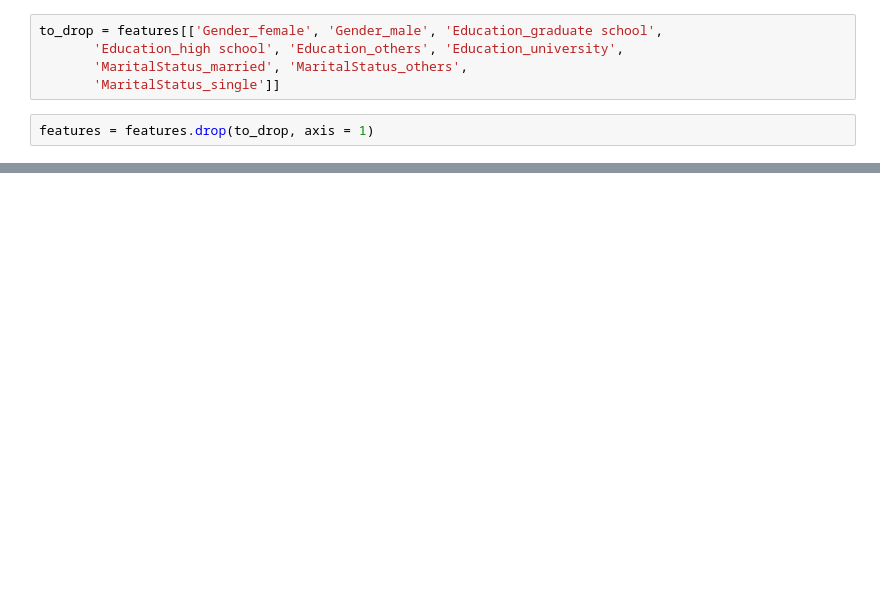
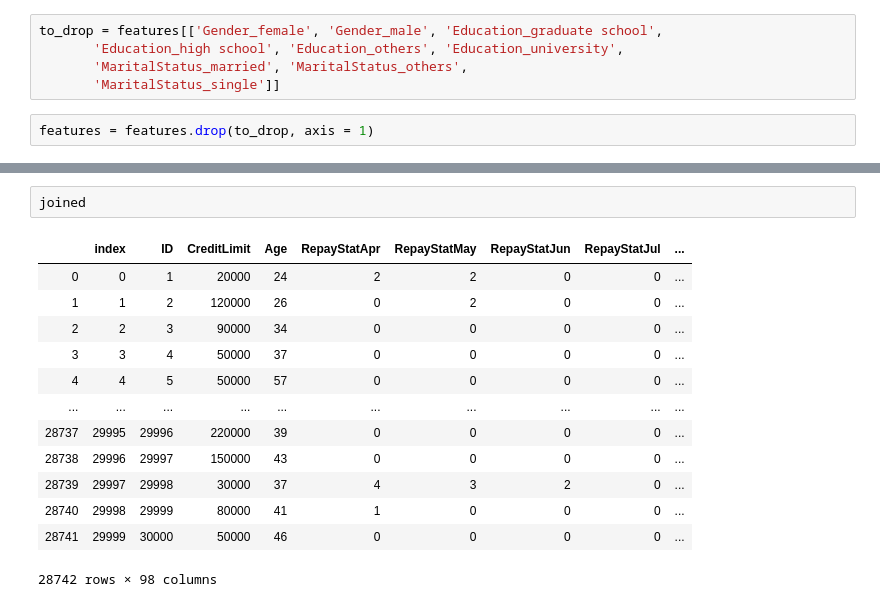
Before and after one commit to Carterbouley/mod_5_project, a Jupyter notebook: Carters_notebook.ipynb, the cells around one changed output, grey strips where cells are left out. Cells and saved outputs as stored; diff of their text form; blank space fills up the shorter version.

```diff
--- a/Carters_notebook.ipynb
+++ b/Carters_notebook.ipynb
@@ -362,0 +351,16 @@ AttributeError: 'DataFrame' object has no attribute 'PAY_1'
+# %%
+joined
+# %% [output]
+|  | index | ID | CreditLimit | Age | RepayStatApr | RepayStatMay | RepayStatJun | RepayStatJul | ... |
+| 0 | 0 | 1 | 20000 | 24 | 2 | 2 | 0 | 0 | ... |
+| 1 | 1 | 2 | 120000 | 26 | 0 | 2 | 0 | 0 | ... |
+| 2 | 2 | 3 | 90000 | 34 | 0 | 0 | 0 | 0 | ... |
+| 3 | 3 | 4 | 50000 | 37 | 0 | 0 | 0 | 0 | ... |
+| 4 | 4 | 5 | 50000 | 57 | 0 | 0 | 0 | 0 | ... |
+| ... | ... | ... | ... | ... | ... | ... | ... | ... | ... |
+| 28737 | 29995 | 29996 | 220000 | 39 | 0 | 0 | 0 | 0 | ... |
+| 28738 | 29996 | 29997 | 150000 | 43 | 0 | 0 | 0 | 0 | ... |
+| 28739 | 29997 | 29998 | 30000 | 37 | 4 | 3 | 2 | 0 | ... |
+| 28740 | 29998 | 29999 | 80000 | 41 | 1 | 0 | 0 | 0 | ... |
+| 28741 | 29999 | 30000 | 50000 | 46 | 0 | 0 | 0 | 0 | ... |
+28742 rows × 98 columns
```
Also changed, not shown: parts of 12 cells of this notebook, 1 other file.
